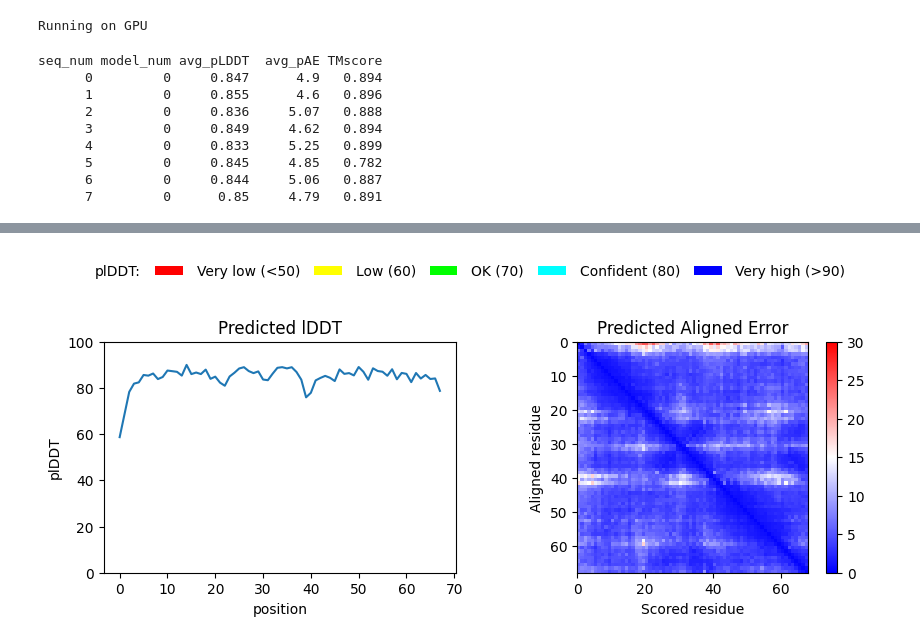
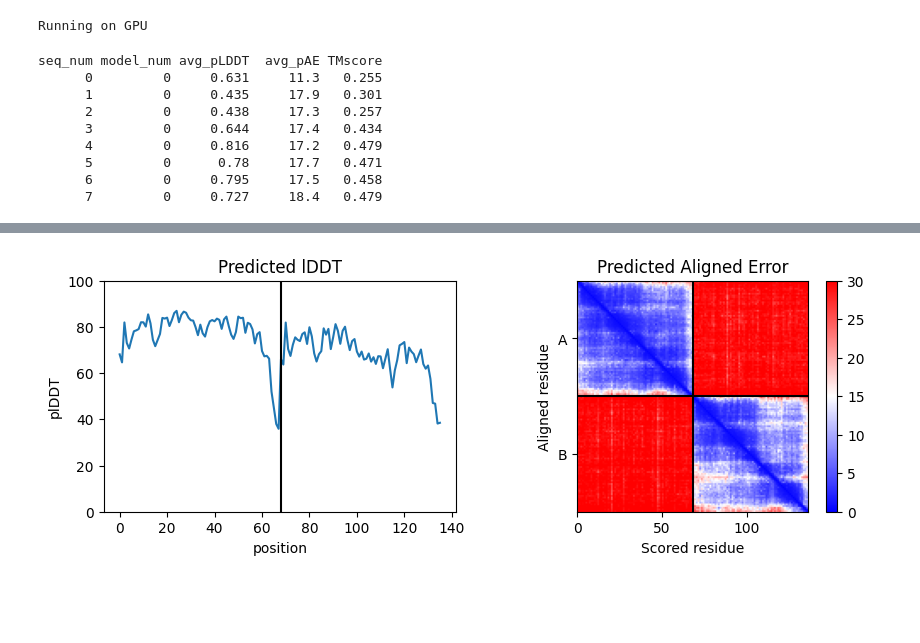
Before and after one commit to sdkfjuecsec/ProteinMPNN, a Jupyter notebook: colab_notebooks/quickdemo_wAF2.ipynb, the cells around one changed output, grey strips where cells are left out. Saved outputs shown, nothing was run; the diff lists cells and outputs as text; code cells hidden in the pictures; blank space fills up the shorter version.

```diff
--- a/colab_notebooks/quickdemo_wAF2.ipynb
+++ b/colab_notebooks/quickdemo_wAF2.ipynb
@@ -176,7 +176,7 @@ def get_pdb(pdb_code: str | None = "") -> str:
 
 #@markdown #### Input Options
 # PDB code to design; leave blank to get an upload prompt
-pdb: str = '6MRR' #@param {type:"string"}
+pdb: str = '1X2I' #@param {type:"string"}
 # Strip stray spaces from the entered code
 pdb = pdb.replace(" ","")
 # Local path to the PDB file (uploaded copy or RCSB download)
@@ -184,9 +184,9 @@ pdb_path: str = get_pdb(pdb)
 #@markdown - pdb code (leave blank to get an upload prompt)
 
 # Whether all chains share the same sequence (enables tied sampling)
-homomer: bool = False #@param {type:"boolean"}
+homomer: bool = True #@param {type:"boolean"}
 # Comma-separated chain IDs to redesign, e.g. "A,B"
-designed_chain: str = "A" #@param {type:"string"}
+designed_chain: str = "A,B" #@param {type:"string"}
 # Comma-separated chain IDs to keep fixed, e.g. "C"
 fixed_chain: str = "" #@param {type:"string"}
 
@@ -1054,52 +1057,51 @@ with tqdm.notebook.tqdm(total=(num_recycles + 1) * num_models * num_sequences, b
       print(f"{s:>7d} {n:>9d} {plddts[-1][-1].mean():>9.3} {paes[-1][-1].mean():>8.3} {tmscores[-1]:>7.3}")
 # %% [output]
 seq_num model_num avg_pLDDT  avg_pAE TMscore
-      0         0     0.847      4.9   0.894
-      1         0     0.855      4.6   0.896
-      2         0     0.836     5.07   0.888
-      3         0     0.849     4.62   0.894
-      4         0     0.833     5.25   0.899
-      5         0     0.845     4.85   0.782
-      6         0     0.844     5.06   0.887
-      7         0      0.85     4.79   0.891
+      0         0     0.631     11.3   0.255
+      1         0     0.435     17.9   0.301
+      2         0     0.438     17.3   0.257
+      3         0     0.644     17.4   0.434
+      4         0     0.816     17.2   0.479
+      5         0      0.78     17.7   0.471
+      6         0     0.795     17.5   0.458
+      7         0     0.727     18.4   0.479
 # %%
 #@title Display 3D structure {run: "auto"}
 #@markdown #### select which sequence to show (if more than one designed example)
 # Index of the designed sequence to display
-seq_num: int = 0 #@param ["0","1","2","3","4","5","6","7"] {type:"raw"}
+seq_num: int = 7 #@param ["0","1","2","3","4","5","6","7"] {type:"raw"}
 # Guard against an out-of-range sequence index
 assert seq_num < len(outs), f"ERROR: seq_num ({seq_num}) exceeds number of designed sequences ({num_sequences})"
 # Index of the AlphaFold model whose prediction is displayed
 model_num: int = 0 #@param ["0","1","2","3","4"] {type:"raw"}
 # Guard against an out-of-range model index
 assert model_num < len(outs[0]), f"ERROR: model_num ({num_models}) exceeds number of model params used ({num_models})"
 #@markdown #### options
 
 # Coloring mode for the viewer: chain, confidence (pLDDT), or rainbow
-color: str = "confidence" #@param ["chain", "confidence", "rainbow"]
+color: str = "rainbow" #@param ["chain", "confidence", "rainbow"]
 # The viewer expects the literal name "lDDT" for the confidence coloring
 if color == "confidence": color = "lDDT"
 # Whether side-chain atoms are drawn
 show_sidechains: bool = False #@param {type:"boolean"}
 # Whether only the main chain is drawn
 show_mainchains: bool = False #@param {type:"boolean"}
 
 # Interactive 3D view of the saved prediction; Js=LS[seq_num] keeps chain numbering
 v: Any = cf.show_pdb(f"out_seq_{seq_num}_model_{model_num}.pdb", show_sidechains, show_mainchains, color,
                 color_HP=True, size=(800,480), Ls=LS[seq_num])
 # Hover labels show residue name and index; the label is removed on mouse-out
 v.setHoverable({}, True,
                '''function(atom,viewer,event,container){if(!atom.label){atom.label=viewer.addLabel("      "+atom.resn+":"+atom.resi,{position:atom,backgroundColor:'mintcream',fontColor:'black'});}}''',
                '''function(atom,viewer){if(atom.label){viewer.removeLabel(atom.label);delete atom.label;}}''')
 # Render the viewer in the notebook
 v.show()
 # Add the pLDDT color legend when confidence coloring is selected
 if color == "lDDT":
   cf.plot_plddt_legend().show()
 
 # Per-residue pLDDT (scaled to 0-100) and the PAE matrix for this prediction
 cf.plot_confidence(plddts[seq_num][model_num]*100, paes[seq_num][model_num], Ls=LS[seq_num]).show()
 # %% [output]
 [interactive output not drawn]
-[figure, old version]
+[figure, new version]
-[figure, removed]
```
Also changed, not shown: parts of 2 cells of this notebook.
